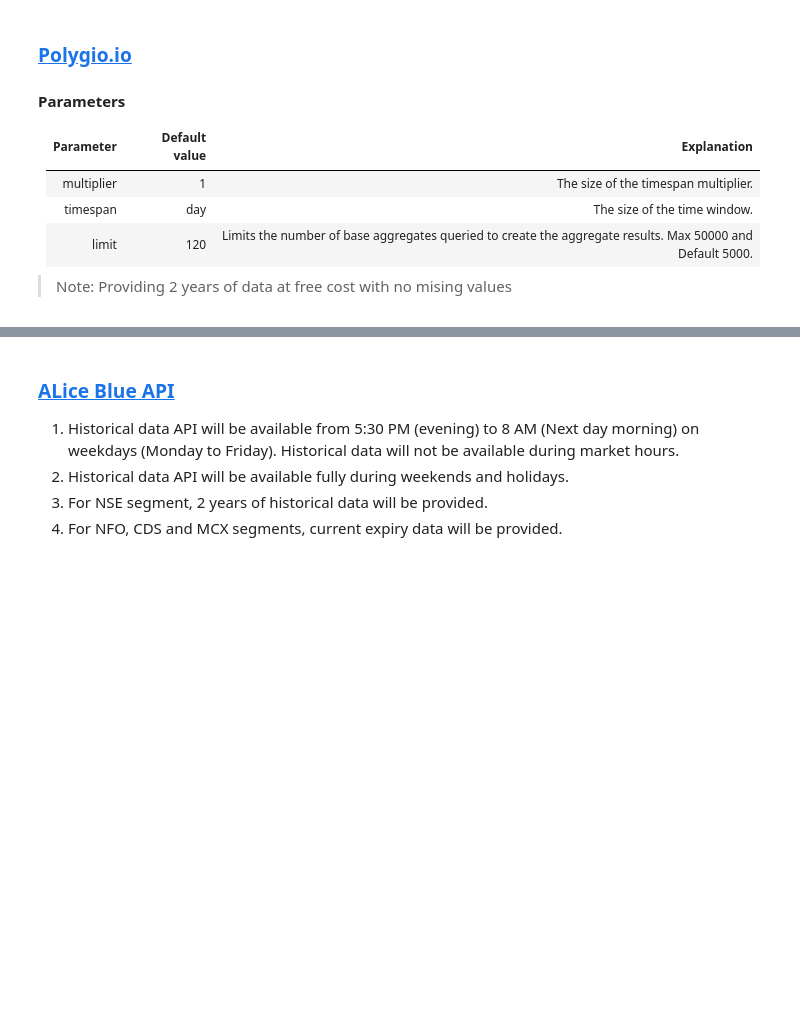
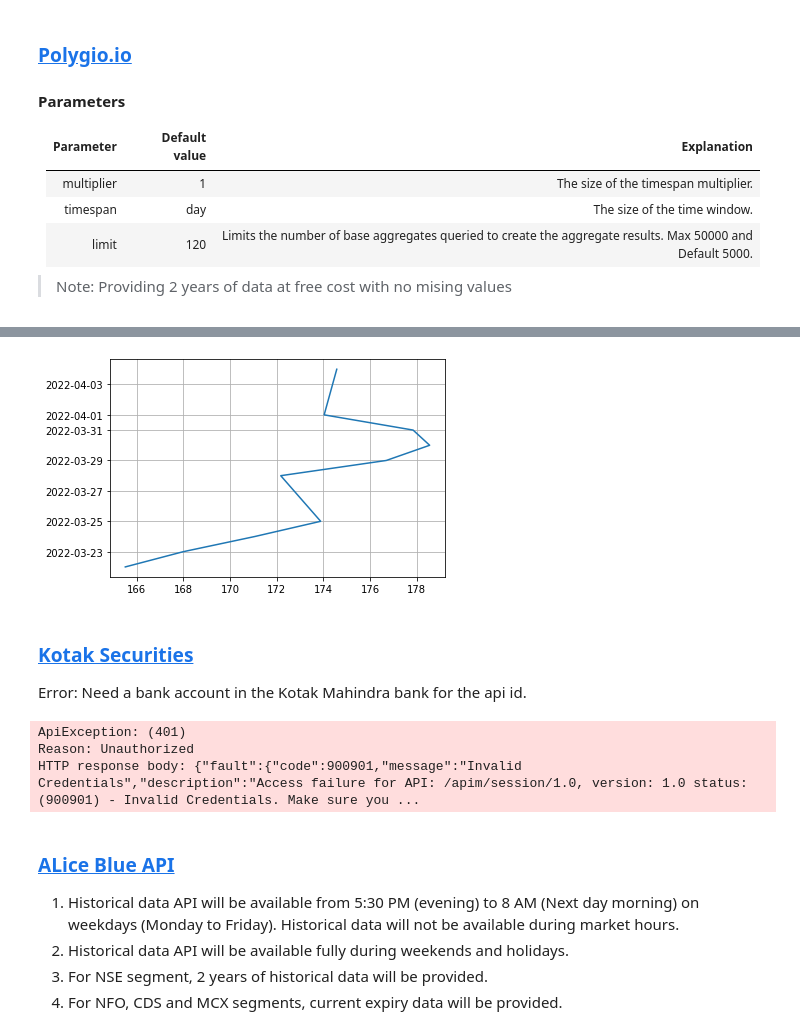
Before and after one commit to TechnocultureResearch/sentient, a Jupyter notebook: data source api.ipynb, the cells around one changed output, grey strips where cells are left out. Drawn from its saved outputs; the diff is of its cells as text; code cells hidden in the pictures; blank space fills up the shorter version.

```diff
--- a/data source api.ipynb
+++ b/data source api.ipynb
@@ -317,8 +309,19 @@ All URIs are relative to https://tradeapi.kotaksecurities.com/apim
+# %%
+
+df5 = df4.iloc[::-1].head(10)
+plt.plot(df5['Open'], df5['Date'])
+plt.grid(True)
+plt.show()
+# %% [output]
+[figure, added]
+# %% [markdown]
+### [Kotak Securities]()
+
+Error: Need a bank account in the Kotak Mahindra bank for the api id.
 # %%
 from ks_api_client import ks_api
 
-client = ks_api.KSTradeApi(access_token = "access_token", userid = "userid", \
-                 consumer_key = "consumer_key", ip = "IP", app_id = "app_id")
+client = ks_api.KSTradeApi(access_token = "generate and update new access token of production keys", userid = "userlogin id which is same as application owner", consumer_key="consumer key of production keys", ip = "127.0.0.1", app_id = "name of application e.g. DefaultApplication", host = "https://ctradeapi.kotaksecurities.com/apim")
 
 #First initialize session and generate session token
 
@@ -327,6 +330,10 @@ try:
     client.history("historicalprices",{"exchange":"bse","cocode":"476","fromdate":"01-jan-2014","todate":"08-oct-2015"})
 except Exception as e:
     print("Exception when calling Historical API->details: %s\n" % e)
+# %% [output]
+ApiException: (401)
+Reason: Unauthorized
+HTTP response body: {"fault":{"code":900901,"message":"Invalid Credentials","description":"Access failure for API: /apim/session/1.0, version: 1.0 status: (900901) - Invalid Credentials. Make sure you ...
 # %% [markdown]
 ### [ALice Blue API]()
 
```
Also changed, not shown: parts of 17 cells of this notebook.
